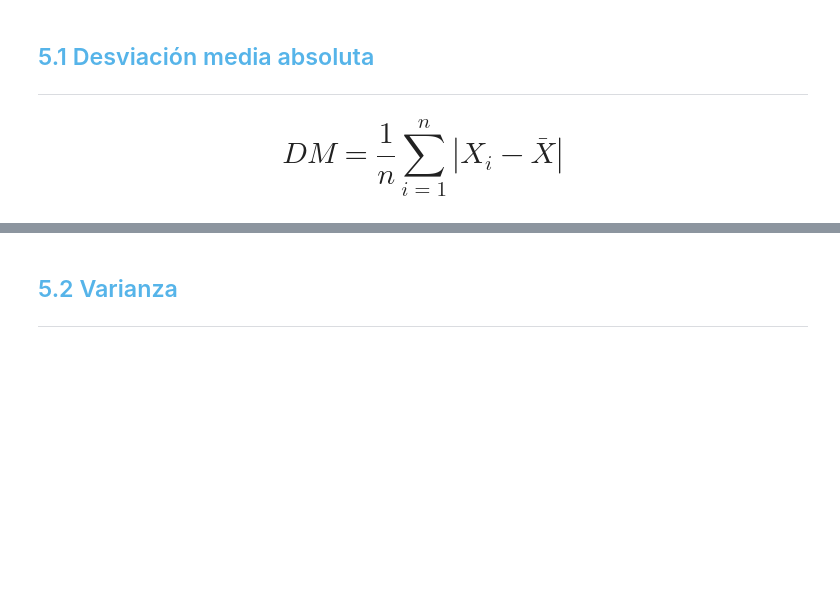
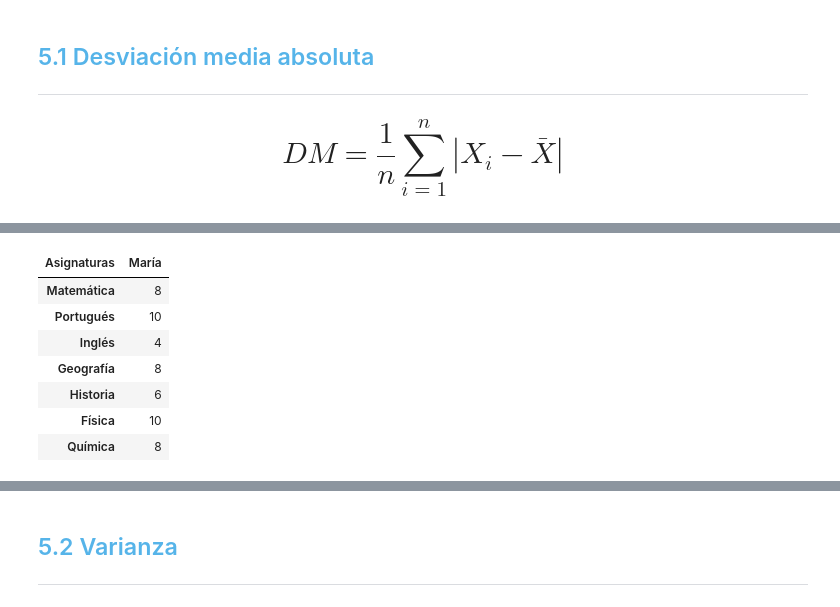
Before and after one commit to MyAppsTest/Estadistica_con_Python, a Jupyter notebook: Curso_de_Estadística_con_Python_1.ipynb, the cells around one changed output, grey strips where cells are left out. Saved outputs shown, nothing was run; the diff lists cells and outputs as text; code cells hidden in the pictures; blank space fills up the shorter version.

```diff
--- a/Curso_de_Estadística_con_Python_1.ipynb
+++ b/Curso_de_Estadística_con_Python_1.ipynb
@@ -1058,0 +1070,12 @@ Aunque las medidas de tendencia central y de localización proporcionan un resum
+# %%
+notas_maria_dispersion = df[['María']]
+notas_maria_dispersion
+# %% [output]
+| Asignaturas | María |
+| Matemática | 8 |
+| Portugués | 10 |
+| Inglés | 4 |
+| Geografía | 8 |
+| Historia | 6 |
+| Física | 10 |
+| Química | 8 |
```
Also changed, not shown: parts of 11 cells of this notebook.
